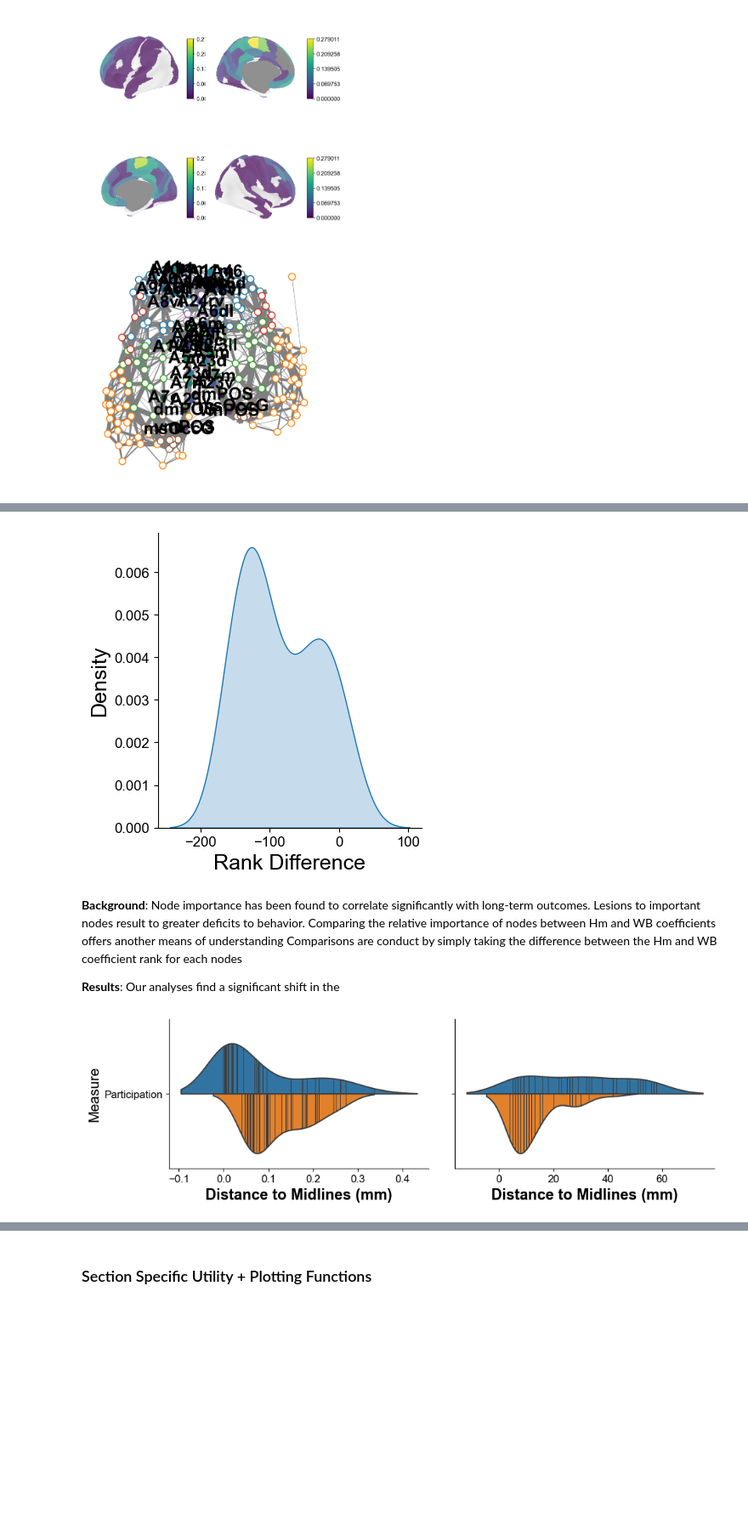
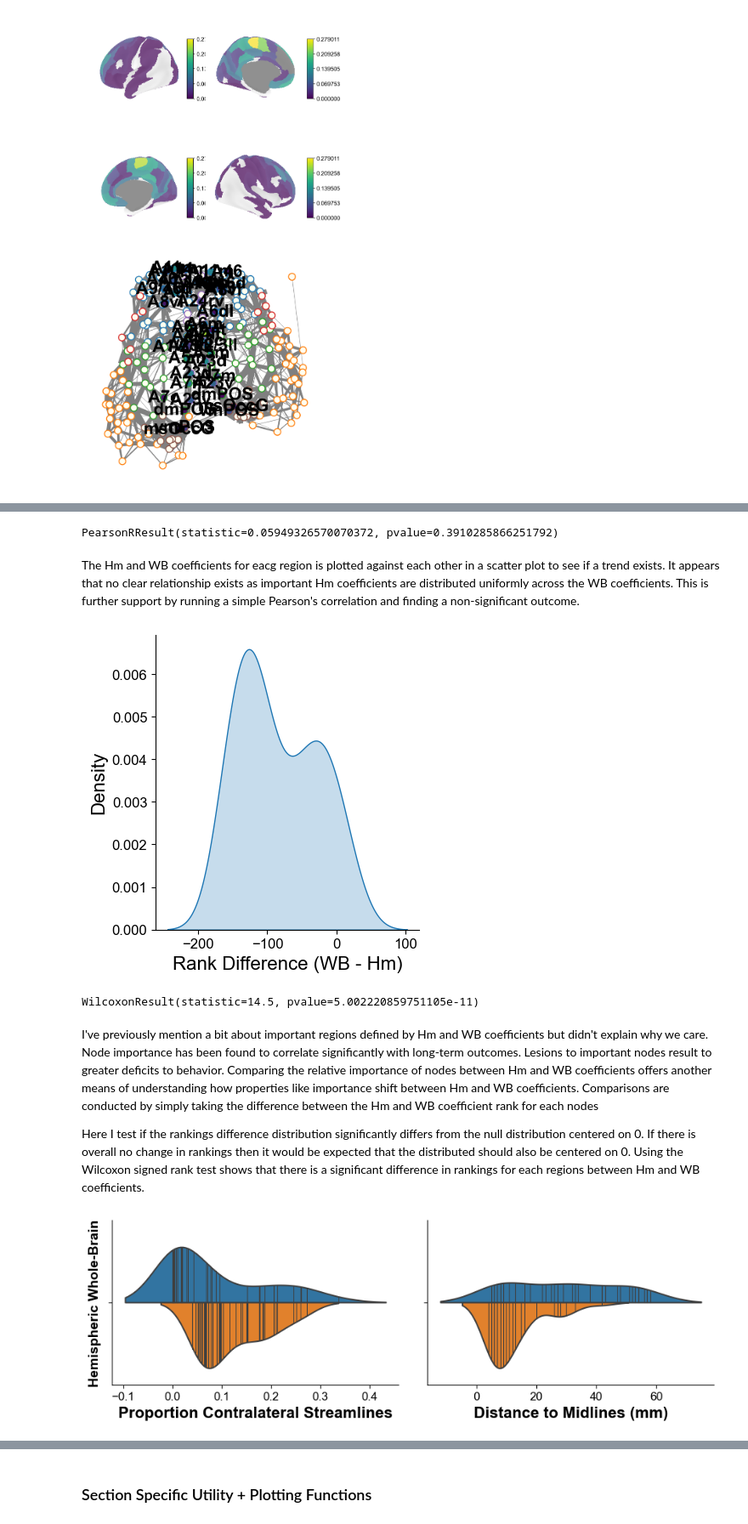
Before and after one commit to seong-hah-cho/proximity-designs, a Jupyter notebook: assignment_2.ipynb, the cells around one changed output, grey strips where cells are left out. Shown at 85% size. Drawn from its saved outputs; the diff is of its cells as text; code cells hidden in the pictures; blank space fills up the shorter version.

```diff
--- a/assignment_2.ipynb
+++ b/assignment_2.ipynb
@@ -331,3 +339,9 @@ plot.ax_joint.plot([0,1], [0,1], '--k')
+# %%
+scipy.stats.pearsonr(participation_coef['normal'], participation_coef['lateral'])
+# %% [output]
+PearsonRResult(statistic=0.05949326570070372, pvalue=0.3910285866251792)
+# %% [markdown]
+The Hm and WB coefficients for eacg region is plotted against each other in a scatter plot to see if a trend exists. It appears that no clear relationship exists as important Hm coefficients are distributed uniformly across the WB coefficients. This is further support by running a simple Pearson's correlation and finding a non-significant outcome.
 # %%
 sorted_normal = np.argsort(participation_coef['normal'])
 sorted_lateral = np.argsort(participation_coef['lateral'])
@@ -336,23 +350,27 @@ difference = np.array([np.where(sorted_normal == rank)[0][0] - np.where(sorted_l
 
 sliced_difference = difference.flatten()[sorted_lateral[-42:]]
 
-hubs = pd.DataFrame(data={'Rank Difference': sliced_difference, 'Measure': ['Participation'] * 42})
+df = pd.DataFrame(data={'Rank Difference': sliced_difference, 'Measure': ['Participation'] * 42})
 
 plt.figure(figsize=(4, 4.5))
-plot = sns.kdeplot(data=hubs, x='Rank Difference', fill=True)
+plot = sns.kdeplot(data=df, x='Rank Difference', fill=True)
 sns.despine()
 
-plot.set_xlabel('Rank Difference')
+plot.set_xlabel('Rank Difference (WB - Hm)')
 plot.set_ylabel('Density')
 plt.show()
 # %% [output]
-[figure, old version]
+[figure, new version]
+# %%
+scipy.stats.wilcoxon(sliced_difference)
+# %% [output]
+WilcoxonResult(statistic=14.5, pvalue=5.002220859751105e-11)
 # %% [markdown]
-**Background**: Node importance has been found to correlate significantly with long-term outcomes. Lesions to important nodes result to greater deficits to behavior. Comparing the relative importance of nodes between Hm and WB coefficients offers another means of understanding
-Comparisons are conduct by simply taking the difference between the Hm and WB coefficient rank for each nodes
+I've previously mention a bit about important regions defined by Hm and WB coefficients but didn't explain why we care. Node importance has been found to correlate significantly with long-term outcomes. Lesions to important nodes result to greater deficits to behavior. Comparing the relative importance of nodes between Hm and WB coefficients offers another means of understanding how properties like importance shift between Hm and WB coefficients. Comparisons are conducted by simply taking the difference between the Hm and WB coefficient rank for each nodes
 
-**Results**: Our analyses find a significant shift in the
+Here I test if the rankings difference distribution significantly differs from the null distribution centered on 0. If there is overall no change in rankings then it would be expected that the distributed should also be centered on 0. Using the Wilcoxon signed rank test shows that there is a significant difference in rankings for each regions between Hm and WB coefficients.
 # %%
+midline = np.abs(centers[:, 0])
 contralateral_indices = [np.arange(1, 210, 2), np.arange(0, 210, 2)]
 prop_contralateral = [np.sum(m_connectome[node, contralateral_indices[node%2]]) / np.sum(m_connectome[node]) for node in range(210)]
 
@@ -364,34 +382,34 @@ midline_lateral_data = np.squeeze(midline)[np.squeeze(sorted_lateral[-42:])]
 data = np.concatenate([normal_data, lateral_data, midline_normal_data, midline_lateral_data])
 
 hubs = pd.DataFrame({
     'data': data,
     'Measure': ['Participation'] * 168,
     'Shift': ['Proportion Contralateral'] * 84 + ['Distance to Midline'] * 84,
     'Laterality': ['Whole Brain'] * 42 + ['Hemispheric'] * 42 + ['Whole Brain'] * 42 + ['Hemispheric'] * 42
 })
 
 plot = sns.catplot(
     y="Measure",
     x="data",
     hue="Laterality",
     col="Shift",
     kind="violin",
     inner="stick",
     split=True,
     data=hubs,
     sharex=False
 )
 
 plot.fig.set_size_inches(12, 3)
 plt.subplots_adjust(wspace=0.1)
 plot._legend.remove()
 
 for ax in plot.axes.flat:
+    ax.set_xlabel('Proportion Contralateral Streamlines' if 'Proportion' in ax.get_title() else 'Distance to Midlines (mm)', fontweight='bold')
     ax.set_title('')
     # ax.spines['left'].set_visible(False)
-    # ax.set_yticklabels('', fontsize=17, fontweight='bold')
-    # ax.set_ylabel('', fontsize=17, fontweight='bold')
-    ax.set_xlabel('Proportion Contralateral Streamlines' if 'Contralateral' in ax.get_xlabel() else 'Distance to Midlines (mm)', fontsize=17, fontweight='bold')
+    ax.set_yticklabels('', fontweight='bold')
+    ax.set_ylabel('Hemispheric Whole-Brain', fontsize = 14, fontweight='bold')
     # ax.tick_params(axis='y', which='both', length=0)
 # %% [output]
-[figure, old version]
+[figure, new version]
```
Also changed, not shown: parts of 15 cells of this notebook, 1 other file.
